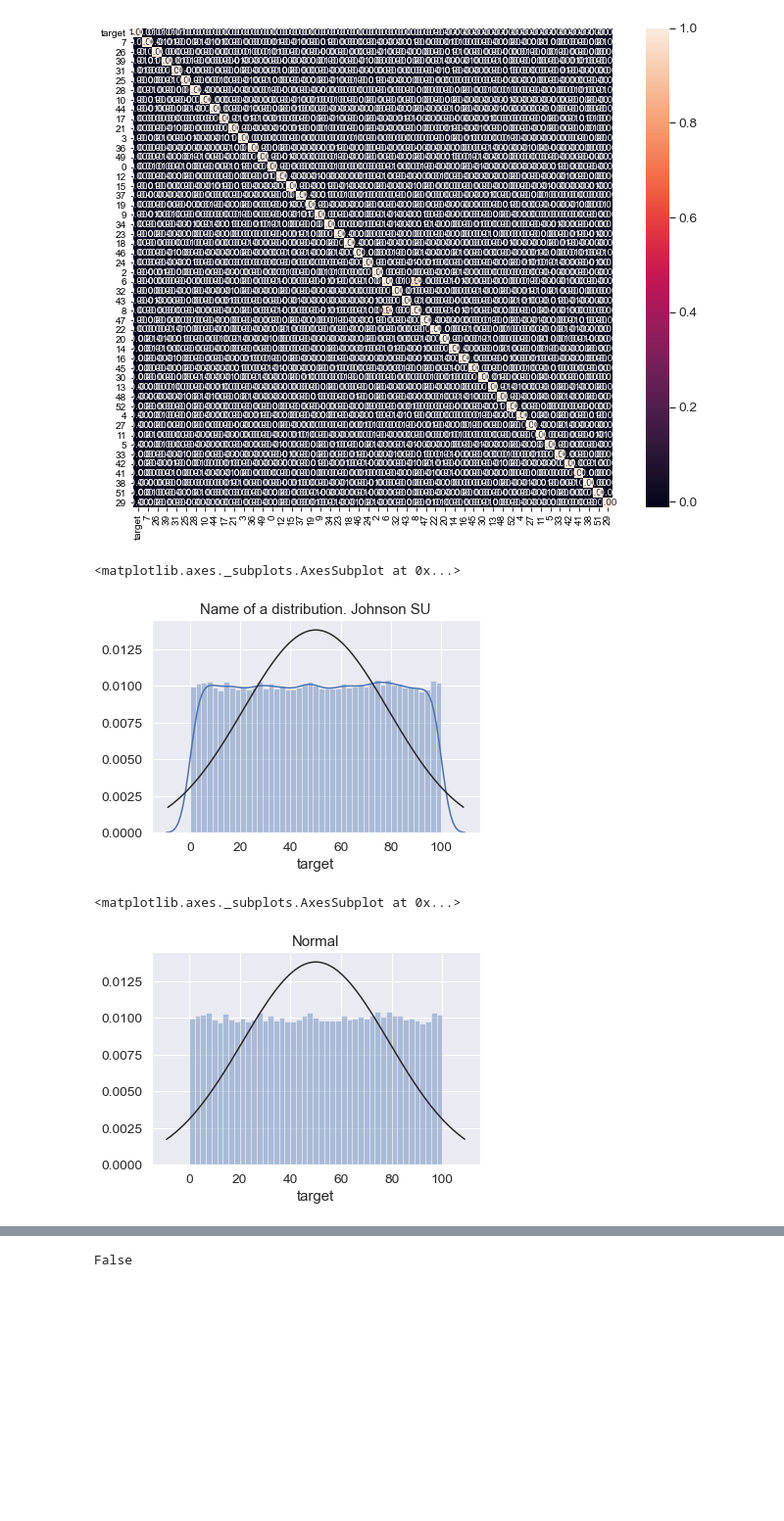
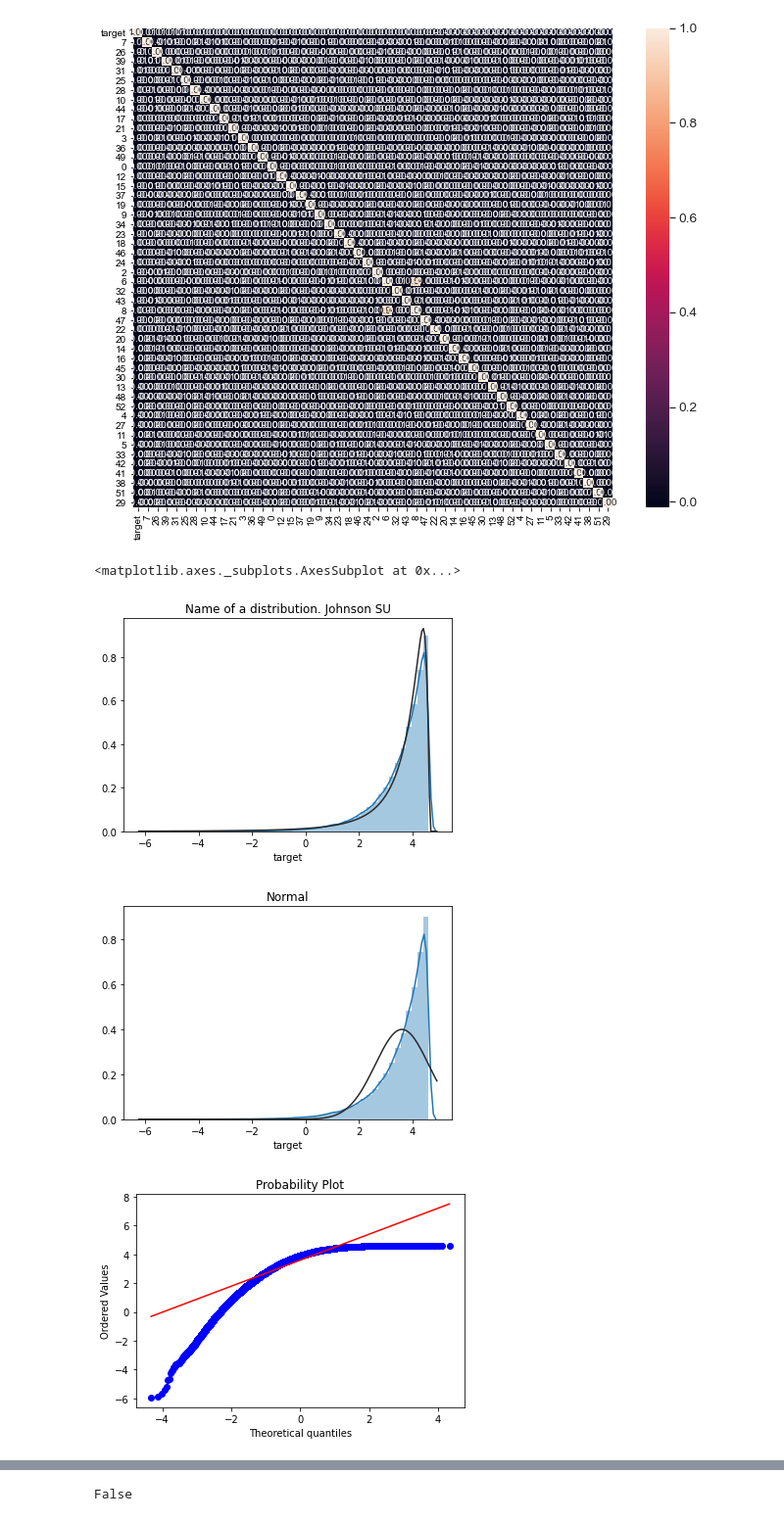
Before and after one commit to SadFill/Quantum-Linear-model, a Jupyter notebook: Linear_model_Quantum.ipynb, the cells around one changed output, grey strips where cells are left out. Shown at 98% size. Drawn from its saved outputs; the diff is of its cells as text; code cells hidden in the pictures; blank space fills up the shorter version.

```diff
--- a/Linear_model_Quantum.ipynb
+++ b/Linear_model_Quantum.ipynb
@@ -122,16 +127,20 @@ plt.show()
 [figure]
 # %%
 # 6 and 8
+# %%
+df['target'] = np.log(df['target'])  # пробуем логарифмическую трансформацию для приведения к нормальному распределению
 # %%
 ploot = df['target']
 plt.figure(1); plt.title('Name of a distribution. Johnson SU')
 sns.distplot(ploot, kde=True, fit=st.johnsonsu)
 # %% [output]
 <matplotlib.axes._subplots.AxesSubplot at 0x...>
-[figure, old version]
+[figure, new version]
 # %%
 plt.figure(2); plt.title('Normal')
-sns.distplot(ploot, kde=False, fit=st.norm)
+sns.distplot(ploot, kde=True, fit=st.norm)
+fig = plt.figure()
+res = st.probplot(ploot, plot=plt)
 # %% [output]
-<matplotlib.axes._subplots.AxesSubplot at 0x...>
-[figure, old version]
+[figure, new version]
+[figure, added]
```
Also changed, not shown: parts of 19 cells of this notebook.
